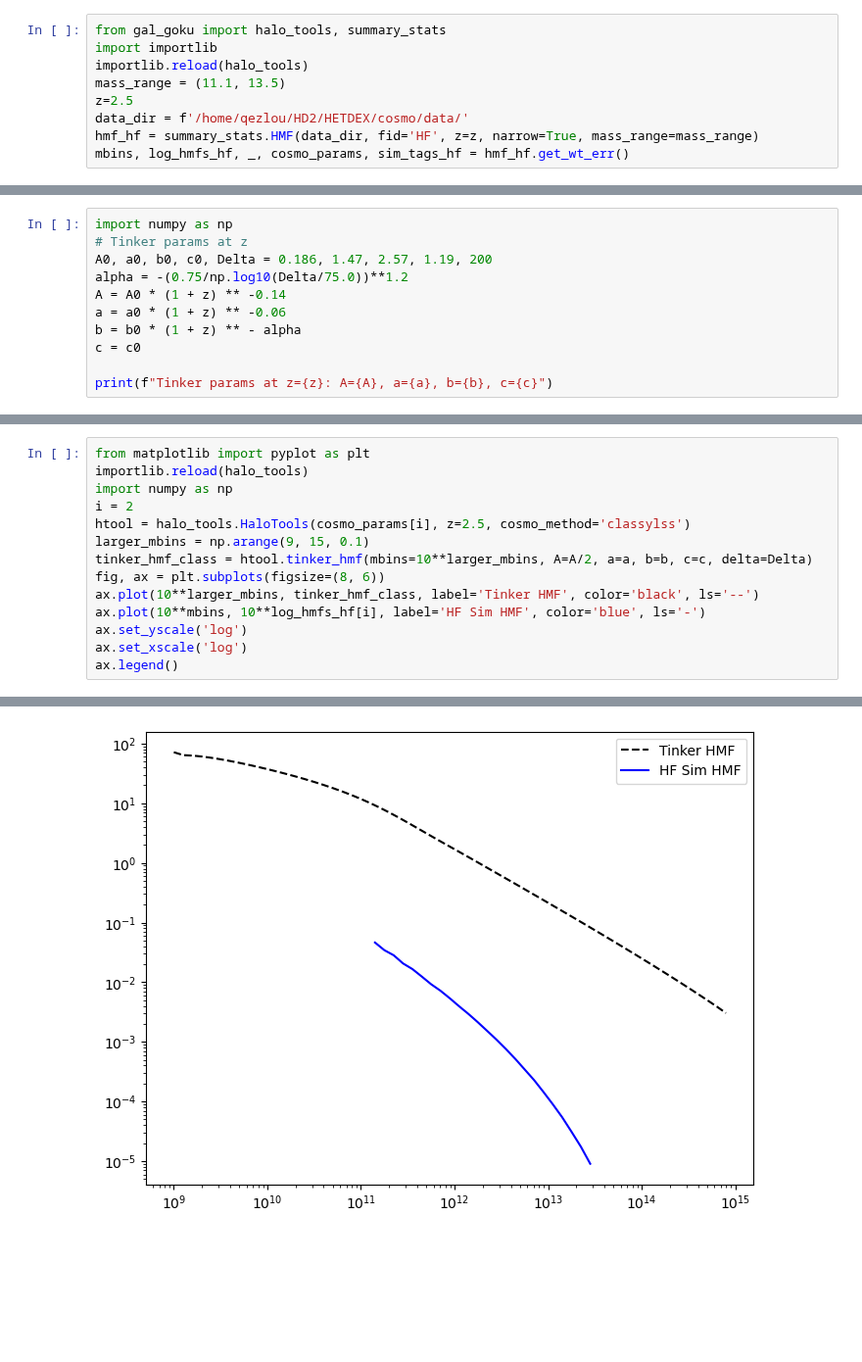
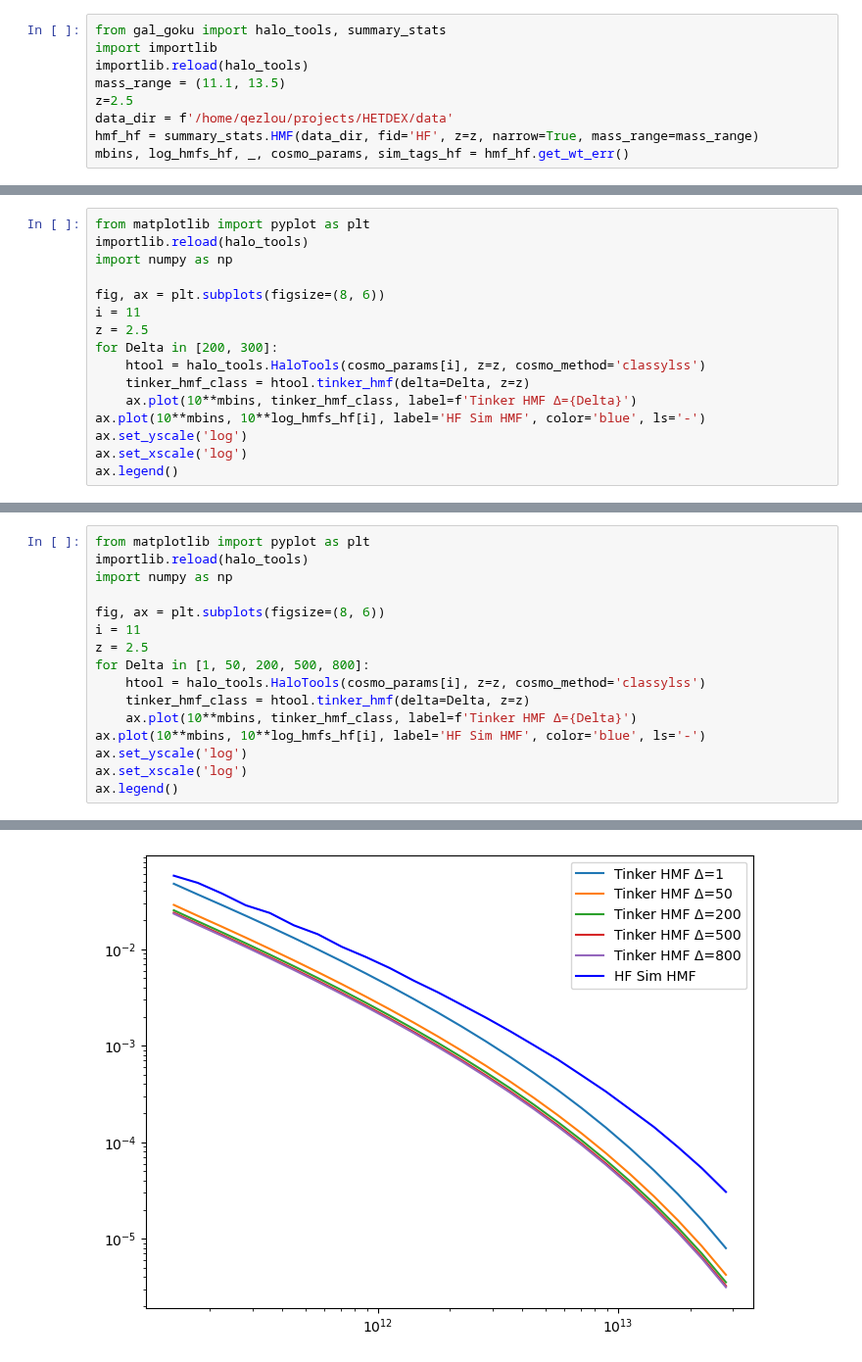
Before and after one commit to qezlou/Goku_ELG, a Jupyter notebook: emu/notebooks/hmf_emu/hmf_tinker.ipynb, the cells around one changed output, grey strips where cells are left out. Shown at 98% size. Drawn from its saved outputs; the diff is of its cells as text; blank space fills up the shorter version.

Commit message:
plot updates for hmf

```diff
--- a/emu/notebooks/hmf_emu/hmf_tinker.ipynb
+++ b/emu/notebooks/hmf_emu/hmf_tinker.ipynb
@@ -4,7 +4,7 @@ import importlib
 importlib.reload(halo_tools)
 mass_range = (11.1, 13.5)
 z=2.5
-data_dir = f'/home/qezlou/HD2/HETDEX/cosmo/data/'
+data_dir = f'/home/qezlou/projects/HETDEX/data'
 hmf_hf = summary_stats.HMF(data_dir, fid='HF', z=z, narrow=True, mass_range=mass_range)
 mbins, log_hmfs_hf, _, cosmo_params, sim_tags_hf = hmf_hf.get_wt_err()
 # %% [output]
@@ -24,11 +23,0 @@ summary_stats | 10/22/2025 10:55:09 AM | Rank 0 | INFO  |  loading from HF_hmfs_
-# %%
-import numpy as np
-# Tinker params at z
-A0, a0, b0, c0, Delta = 0.186, 1.47, 2.57, 1.19, 200
-alpha = -(0.75/np.log10(Delta/75.0))**1.2
-A = A0 * (1 + z) ** -0.14
-a = a0 * (1 + z) ** -0.06
-b = b0 * (1 + z) ** - alpha
-c = c0
-
-print(f"Tinker params at z={z}: A={A}, a={a}, b={b}, c={c}")
@@ -36,0 +24,16 @@ Tinker params at z=2.5: A=0.15607862054124375, a=1.363556858286577, b=30.3823413
+# %%
+from matplotlib import pyplot as plt
+importlib.reload(halo_tools)
+import numpy as np
+
+fig, ax = plt.subplots(figsize=(8, 6))
+i = 11
+z = 2.5
+for Delta in [200, 300]:
+    htool = halo_tools.HaloTools(cosmo_params[i], z=z, cosmo_method='classylss')
+    tinker_hmf_class = htool.tinker_hmf(delta=Delta, z=z)
+    ax.plot(10**mbins, tinker_hmf_class, label=f'Tinker HMF Δ={Delta}')
+ax.plot(10**mbins, 10**log_hmfs_hf[i], label='HF Sim HMF', color='blue', ls='-')
+ax.set_yscale('log')
+ax.set_xscale('log')
+ax.legend()
@@ -37,17 +45,19 @@ Tinker params at z=2.5: A=0.15607862054124375, a=1.363556858286577, b=30.3823413
 # %%
 from matplotlib import pyplot as plt
 importlib.reload(halo_tools)
 import numpy as np
-i = 2
-htool = halo_tools.HaloTools(cosmo_params[i], z=2.5, cosmo_method='classylss')
-larger_mbins = np.arange(9, 15, 0.1)
-tinker_hmf_class = htool.tinker_hmf(mbins=10**larger_mbins, A=A/2, a=a, b=b, c=c, delta=Delta)
+
 fig, ax = plt.subplots(figsize=(8, 6))
-ax.plot(10**larger_mbins, tinker_hmf_class, label='Tinker HMF', color='black', ls='--')
+i = 11
+z = 2.5
+for Delta in [1, 50, 200, 500, 800]:
+    htool = halo_tools.HaloTools(cosmo_params[i], z=z, cosmo_method='classylss')
+    tinker_hmf_class = htool.tinker_hmf(delta=Delta, z=z)
+    ax.plot(10**mbins, tinker_hmf_class, label=f'Tinker HMF Δ={Delta}')
 ax.plot(10**mbins, 10**log_hmfs_hf[i], label='HF Sim HMF', color='blue', ls='-')
 ax.set_yscale('log')
 ax.set_xscale('log')
 ax.legend()
 # %% [output]
 <matplotlib.legend.Legend at 0x...>
-[figure, old version]
+[figure, new version]
```
Also changed, not shown: parts of 5 cells of this notebook, 1 other file.
